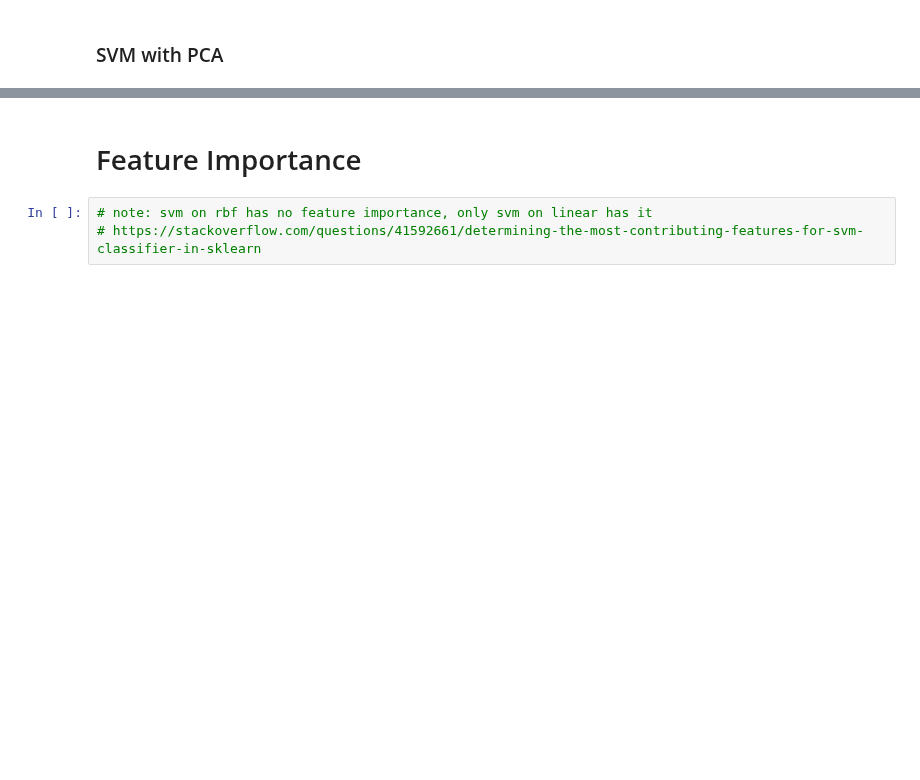
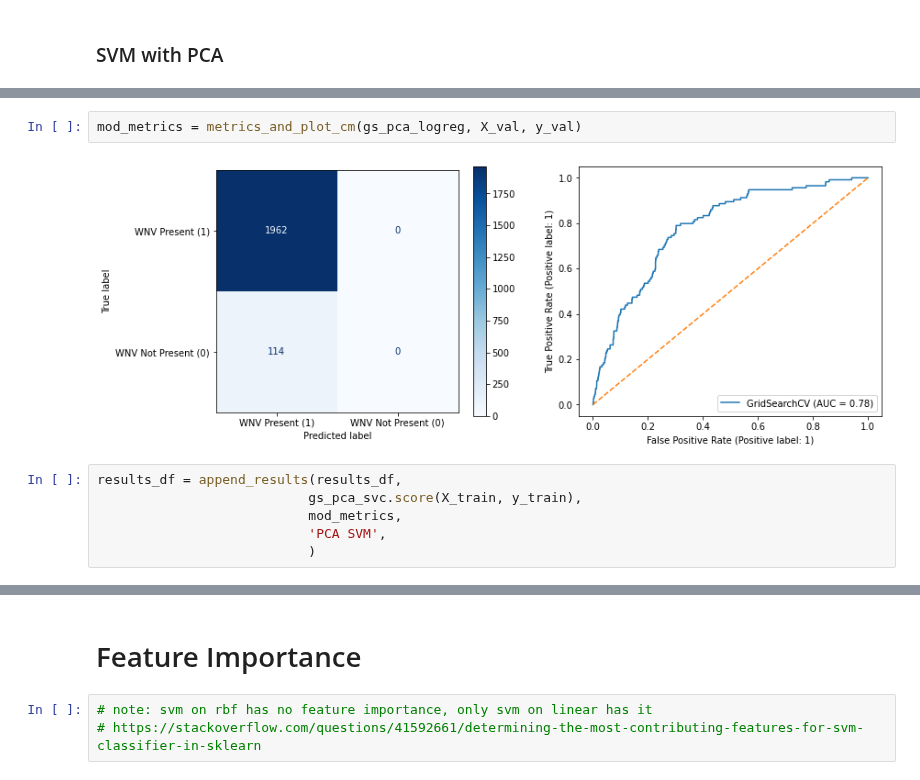
Before and after one commit to kkhalis/project_4, a Jupyter notebook: Project 4 - West Nile Virus Prediction_Casper.ipynb, the cells around one changed output, grey strips where cells are left out. Drawn from its saved outputs; the diff is of its cells as text; blank space fills up the shorter version.

```diff
--- a/Project 4 - West Nile Virus Prediction_Casper.ipynb
+++ b/Project 4 - West Nile Virus Prediction_Casper.ipynb
@@ -293,0 +382,10 @@ plt.legend()
+# %%
+mod_metrics = metrics_and_plot_cm(gs_pca_logreg, X_val, y_val)
+# %% [output]
+[figure, added]
+# %%
+results_df = append_results(results_df,
+                           gs_pca_svc.score(X_train, y_train),
+                           mod_metrics,
+                           'PCA SVM',
+                           )
```
Also changed, not shown: parts of 107 cells of this notebook.
